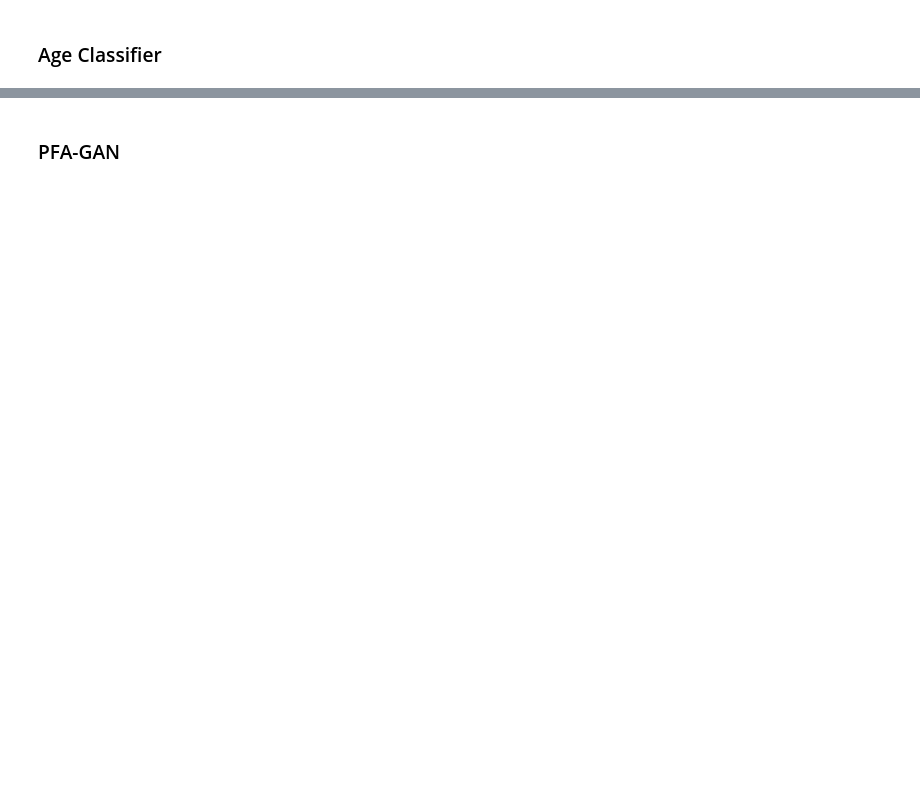
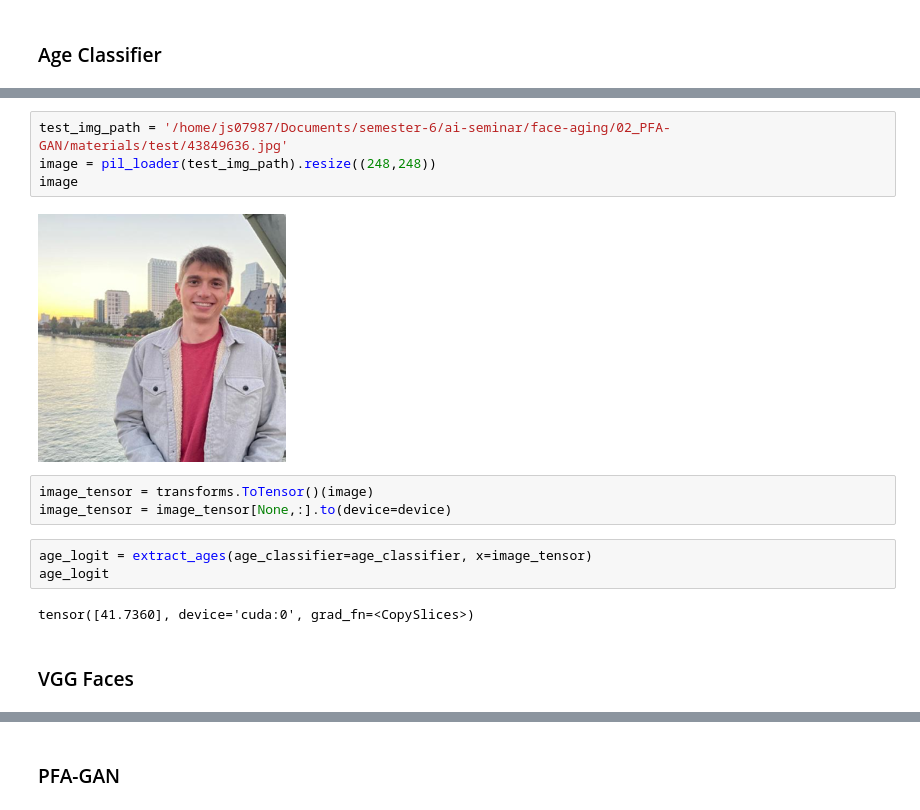
Before and after one commit to julian-steiner-ai/face-aging, a Jupyter notebook: 02_PFA-GAN/01_Implementation_and_Training.ipynb, the cells around one changed output, grey strips where cells are left out. Cells and saved outputs as stored; diff of their text form; blank space fills up the shorter version.

```diff
--- a/02_PFA-GAN/01_Implementation_and_Training.ipynb
+++ b/02_PFA-GAN/01_Implementation_and_Training.ipynb
@@ -509,0 +621,16 @@ class AuxiliaryAgeClassifier(nn.Module):
+# %%
+test_img_path = '/home/js07987/Documents/semester-6/ai-seminar/face-aging/02_PFA-GAN/materials/test/43849636.jpg'
+image = pil_loader(test_img_path).resize((248,248))
+image
+# %% [output]
+[figure, added]
+# %%
+image_tensor = transforms.ToTensor()(image)
+image_tensor = image_tensor[None,:].to(device=device)
+# %%
+age_logit = extract_ages(age_classifier=age_classifier, x=image_tensor)
+age_logit
+# %% [output]
+tensor([41.7360], device='cuda:0', grad_fn=<CopySlices>)
+# %% [markdown]
+### VGG Faces
```
Also changed, not shown: parts of 25 cells of this notebook, 1 other file.
